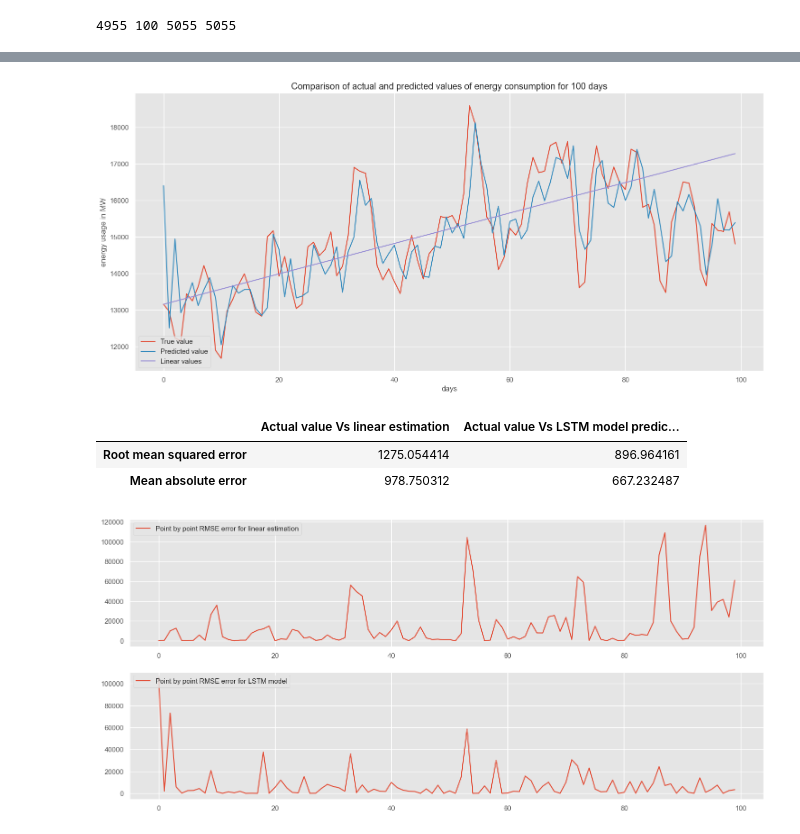
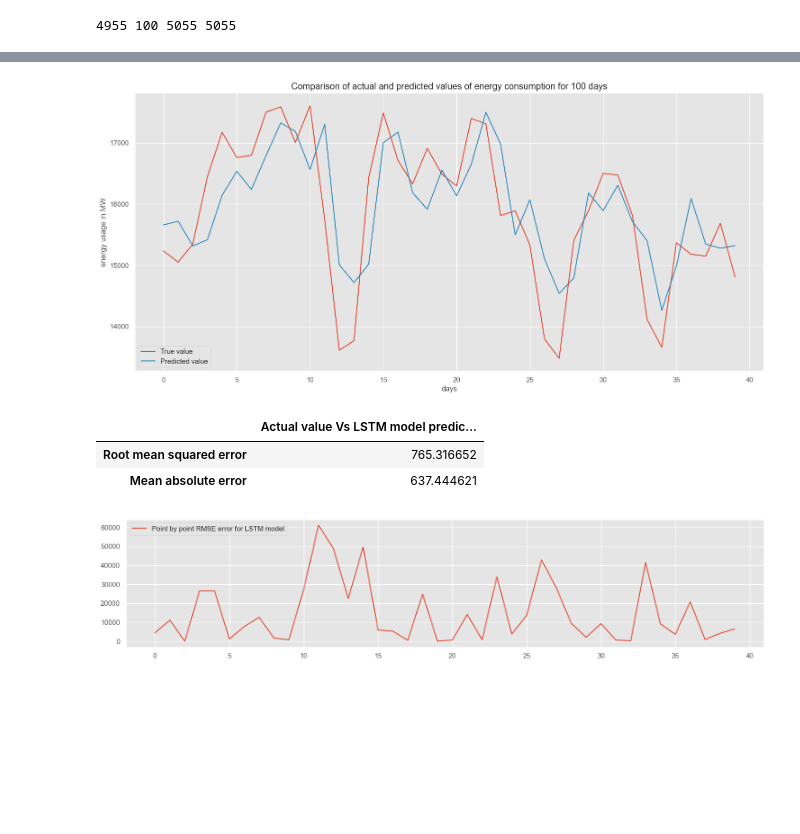
Before and after one commit to Mesfin-Kefyalew/load-forecasting-via-LSTM, a Jupyter notebook: load_predictor.ipynb, the cells around one changed output, grey strips where cells are left out. Cells and saved outputs as stored; diff of their text form; code cells hidden in the pictures; blank space fills up the shorter version.

Commit message:
Removed the linearized estimated model output, edited the length of the test set to avoid any convergence that was present in the previous and original version.

```diff
--- a/load_predictor.ipynb
+++ b/load_predictor.ipynb
@@ -158,7 +159,7 @@ x_train = []
 y_train = []
 
 for i in range(60, len(Train)):
-    x_train.append(Train[i-60:i, 0])
+    x_train.append(Train[i-60:i])
     y_train.append(Train[i])
 
 x_train, y_train = np.array(x_train), np.array(y_train) #convert the list into np array
@@ -167,5 +168,4 @@ print(x_train.shape, y_train.shape) #check the shapes, we need (#, 60, 1)
 # Shape should be Number of [Datapoints , Steps , 1 )
 # we convert into 3-d Vector or #rd Dimesnsion
 x_train = np.reshape(x_train, newshape=(x_train.shape[0], x_train.shape[1], 1))
-x_train.shape
 # %% [output]
@@ -224,12 +219,14 @@ inputs = np.concatenate((trainingSet[0:60,:], testData), axis=0)
 # %%
-inputs = sc.transform(inputs) # normalize the test data
+inputs = sc.transform(testData) # normalize the test data
 
 #arrange the test data to a structure as required by the lstm model
 x_test = []
-for i in range(60, 160):
+
+for i in range(60, len(testData)):
     x_test.append(inputs[i-60:i])
 
 x_test = np.array(x_test) #convert to array
+x_test = np.reshape(x_test, (x_test.shape[0], x_test.shape[1], 1)) #reshape to (#, 60, ))
 
 predicted_load = regressor.predict(x_test) #use the test data to predict the load via the model developed
 predicted_load = sc.inverse_transform(predicted_load) #inverse transform the output for clear comparison with actual load data
@@ -238,9 +235,9 @@ predicted_load = sc.inverse_transform(predicted_load) #inverse transform the out
 # %%
-dates = daily_energy.tail(100).index # store the dates(index) of the test data
+dates = daily_energy.tail(100)[60::].index # store the dates(index) of the test data
 
 comparison_df = pd.DataFrame(data = {
     "Data": dates, # first column
-    "True value": daily_energy.tail(100).values, # second column: True value from original data
+    "True value": daily_energy.tail(100)[60::].values, # second column: True value from original data
     "Predicted value": [x[0] for x in predicted_load ] # predicted value from the lstm model
 }) #create a df of predictions and actual values
 
@@ -272,7 +250,6 @@ ax1 = fig.add_subplot(111)
 
 ax1.plot(comparison_df.index, comparison_df["True value"], label="True value")
 ax1.plot(comparison_df.index, comparison_df["Predicted value"], label="Predicted value")
-ax1.plot(comparison_df.index, x_yy, label="Linear values")
 
 plt.xlabel("days")
 plt.ylabel("energy usage in MW")
@@ -280,39 +257,30 @@ plt.title("Comparison of actual and predicted values of energy consumption for 1
 plt.legend(loc="lower left")
 plt.show()
 # %% [output]
-[figure, old version]
+[figure, new version]
 # %%
-#compare errors between a linear estimation and model based prediction with true values
-# print((mean_squared_error(comparison_df["True value"], x_yy) , mean_squared_error(comparison_df["Predicted value"], comparison_df["True value"])))
-
-#visualize the accuracy of the LSTM model in predicting energy consumption compared to a linear estimation.
-def error_comparison(yr, y2, y3):
+def error_comparison(yr, y2):
 
        x_points = [i for i in range(len(yr))]
        error_1 = [(i[0]-i[1])**2/len(yr) for i in list(zip(yr, y2))]
-       error_2 = [((i[0]-i[1])**2)/len(yr) for i in list(zip(yr, y3))]
 
        fig = plt.figure()
 
        ax1 = fig.add_subplot(211)
-       ax2 = fig.add_subplot(212)
 
-       ax1.plot(x_points, error_1, label="Point by point RMSE error for linear estimation")
-       ax2.plot(x_points, error_2, label="Point by point RMSE error for LSTM model")
+       ax1.plot(x_points, error_1, label="Point by point RMSE error for LSTM model")
 
        ax1.legend(loc="upper left")
-       ax2.legend(loc="upper left")
 
-       table_error = {"Actual value Vs linear estimation": [math.sqrt(mean_squared_error(yr,y2)), mean_absolute_error(yr,y2)],
-                     "Actual value Vs LSTM model prediction": [math.sqrt(mean_squared_error(yr,y3)), mean_absolute_error(yr,y3)],
+       table_error = {"Actual value Vs LSTM model prediction": [math.sqrt(mean_squared_error(yr,y2)), mean_absolute_error(yr,y2)],
               }
 
        error_df = pd.DataFrame(table_error, index = ["Root mean squared error", "Mean absolute error"])
        return error_df
 
-error_comparison(comparison_df["True value"].to_list(), x_yy, comparison_df["Predicted value"].to_list())
+error_comparison(comparison_df["True value"].to_list(), comparison_df["Predicted value"].to_list())
 # %% [output]
-|  | Actual value Vs linear estimation | Actual value Vs LSTM model predic... |
-| Root mean squared error | 1275.054414 | 896.964161 |
-| Mean absolute error | 978.750312 | 667.232487 |
+|  | Actual value Vs LSTM model predic... |
+| Root mean squared error | 765.316652 |
+| Mean absolute error | 637.444621 |
-[figure, old version]
+[figure, new version]
```
Also changed, not shown: parts of 10 cells of this notebook.
